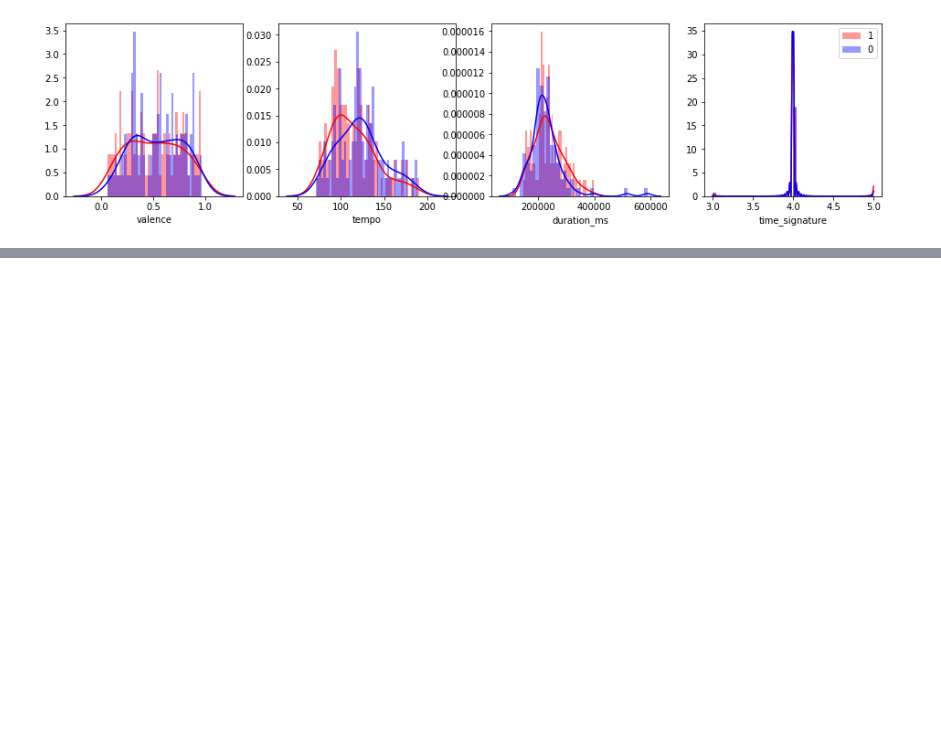
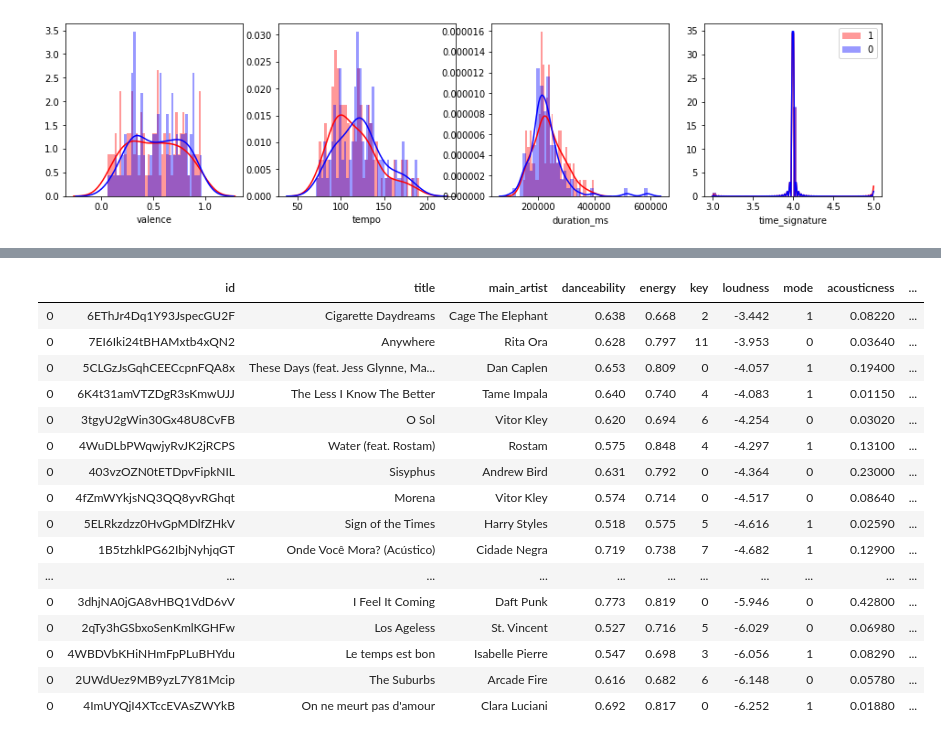
Before and after one commit to ritapereira10/Spotify-Analysis, a Jupyter notebook: Friends/TEST FRIENDS.ipynb, the cells around one changed output, grey strips where cells are left out. Drawn from its saved outputs; the diff is of its cells as text; code cells hidden in the pictures; blank space fills up the shorter version.

```diff
--- a/Friends/TEST FRIENDS.ipynb
+++ b/Friends/TEST FRIENDS.ipynb
@@ -279,0 +300,21 @@ plt.legend((1,0))
+# %%
+#songs with higher level of loudness
+data[data['playlist']==1].sort_values("loudness", ascending = False).head(30)
+# %% [output]
+|  | id | title | main_artist | danceability | energy | key | loudness | mode | acousticness | ... |
+| 0 | 6EThJr4Dq1Y93JspecGU2F | Cigarette Daydreams | Cage The Elephant | 0.638 | 0.668 | 2 | -3.442 | 1 | 0.08220 | ... |
+| 0 | 7EI6Iki24tBHAMxtb4xQN2 | Anywhere | Rita Ora | 0.628 | 0.797 | 11 | -3.953 | 0 | 0.03640 | ... |
+| 0 | 5CLGzJsGqhCEECcpnFQA8x | These Days (feat. Jess Glynne, Ma... | Dan Caplen | 0.653 | 0.809 | 0 | -4.057 | 1 | 0.19400 | ... |
+| 0 | 6K4t31amVTZDgR3sKmwUJJ | The Less I Know The Better | Tame Impala | 0.640 | 0.740 | 4 | -4.083 | 1 | 0.01150 | ... |
+| 0 | 3tgyU2gWin30Gx48U8CvFB | O Sol | Vitor Kley | 0.620 | 0.694 | 6 | -4.254 | 0 | 0.03020 | ... |
+| 0 | 4WuDLbPWqwjyRvJK2jRCPS | Water (feat. Rostam) | Rostam | 0.575 | 0.848 | 4 | -4.297 | 1 | 0.13100 | ... |
+| 0 | 403vzOZN0tETDpvFipkNIL | Sisyphus | Andrew Bird | 0.631 | 0.792 | 0 | -4.364 | 0 | 0.23000 | ... |
+| 0 | 4fZmWYkjsNQ3QQ8yvRGhqt | Morena | Vitor Kley | 0.574 | 0.714 | 0 | -4.517 | 0 | 0.08640 | ... |
+| 0 | 5ELRkzdzz0HvGpMDlfZHkV | Sign of the Times | Harry Styles | 0.518 | 0.575 | 5 | -4.616 | 1 | 0.02590 | ... |
+| 0 | 1B5tzhklPG62IbjNyhjqGT | Onde Você Mora? (Acústico) | Cidade Negra | 0.719 | 0.738 | 7 | -4.682 | 1 | 0.12900 | ... |
+| ... | ... | ... | ... | ... | ... | ... | ... | ... | ... | ... |
+| 0 | 3dhjNA0jGA8vHBQ1VdD6vV | I Feel It Coming | Daft Punk | 0.773 | 0.819 | 0 | -5.946 | 0 | 0.42800 | ... |
+| 0 | 2qTy3hGSbxoSenKmlKGHFw | Los Ageless | St. Vincent | 0.527 | 0.716 | 5 | -6.029 | 0 | 0.06980 | ... |
+| 0 | 4WBDVbKHiNHmFpPLuBHYdu | Le temps est bon | Isabelle Pierre | 0.547 | 0.698 | 3 | -6.056 | 1 | 0.08290 | ... |
+| 0 | 2UWdUez9MB9yzL7Y81Mcip | The Suburbs | Arcade Fire | 0.616 | 0.682 | 6 | -6.148 | 0 | 0.05780 | ... |
+| 0 | 4ImUYQjI4XTccEVAsZWYkB | On ne meurt pas d'amour | Clara Luciani | 0.692 | 0.817 | 0 | -6.252 | 1 | 0.01880 | ... |
```
Also changed, not shown: parts of 2 cells of this notebook.
